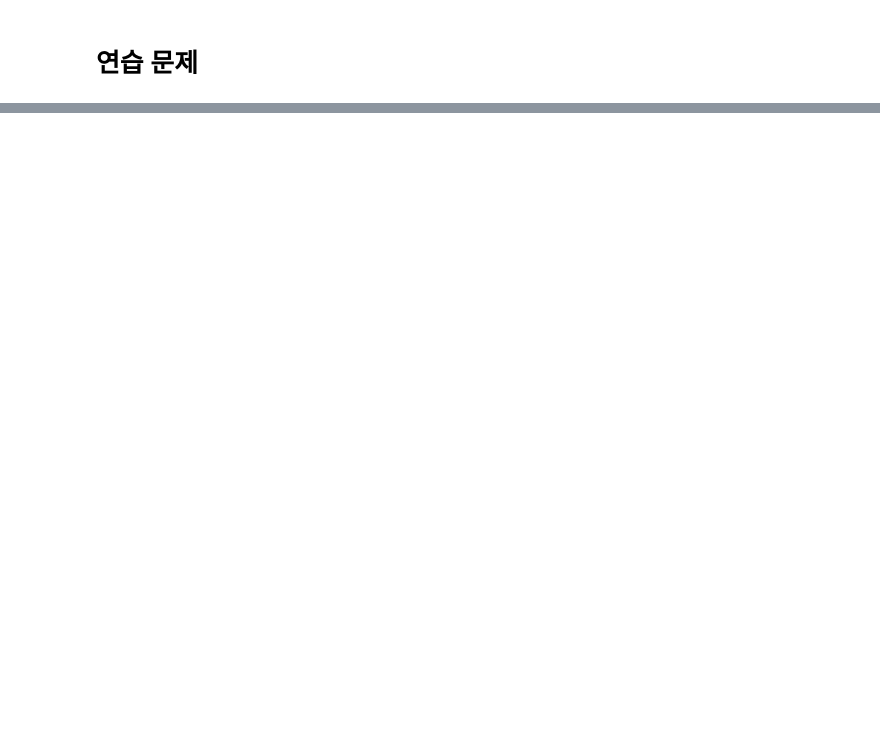
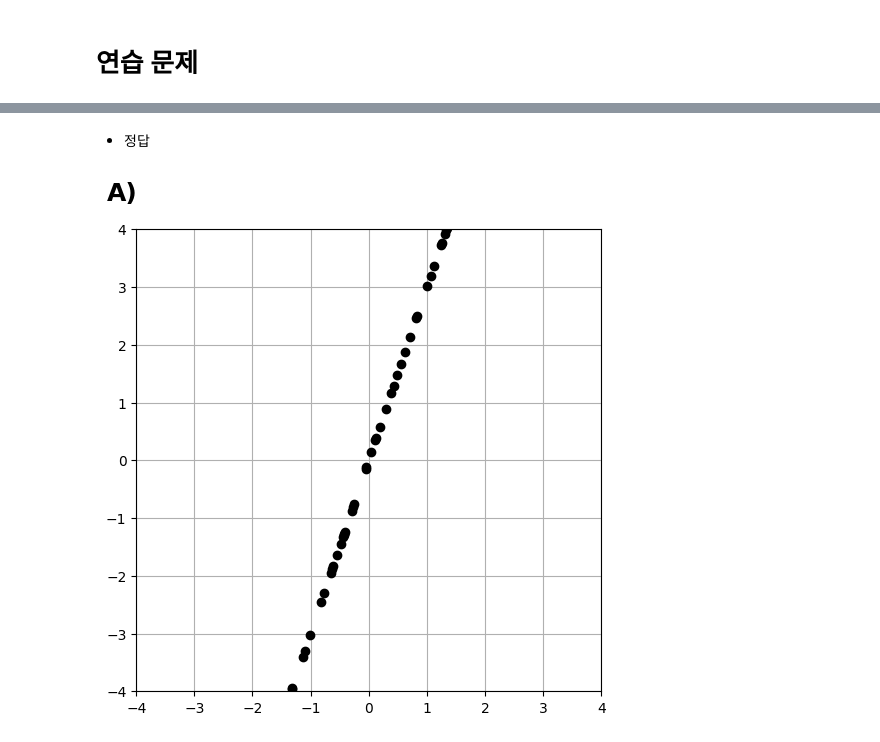
Before and after one commit to restful3/ds4th_study, a Jupyter notebook: source/개발자를_위한_실전_선형대수학/ch02_벡터_파트2_Song.ipynb, the cells around one changed output, grey strips where cells are left out. Saved outputs shown, nothing was run; the diff lists cells and outputs as text; code cells hidden in the pictures; blank space fills up the shorter version.

```diff
--- a/source/개발자를_위한_실전_선형대수학/ch02_벡터_파트2_Song.ipynb
+++ b/source/개발자를_위한_실전_선형대수학/ch02_벡터_파트2_Song.ipynb
@@ -123,0 +264,4 @@ array([ -7,  -4, -13])
+# %%
+for l, v in zip(scalars, vectors):
+    results += l*v
+results
@@ -123,0 +272,16 @@ array([ -7,  -4, -13])
+# %%
+## Note: Make sure you run the code earlier to create variables l1, l2, etc.
+
+# organized into lists
+scalars = [ l1,l2,l3 ]
+vectors = [ v1,v2,v3 ]
+
+# initialize the linear combination
+linCombo = np.zeros(len(v1))
+
+# implement linear weighted combination using zip()
+for s,v in zip(scalars,vectors):
+    linCombo += s*v
+
+# confirm it's the same answer as above
+linCombo
@@ -129 +325,35 @@ array([ -7,  -4, -13])
 <img src='./images/fig_02_07.png'>
+# %% [markdown]
+- 정답
+# %%
+import matplotlib.pyplot as plt
+
+# the vector set (just one vector)
+A  = np.array([ 1,3 ])
+
+# x-axis range
+xlim = [-4,4]
+
+# random scalars in that range
+scalars = np.random.uniform(low=xlim[0],high=xlim[1],size=100)
+
+
+# create a figure, etc
+plt.figure(figsize=(6,6))
+
+# loop over the random scalars
+for s in scalars:
+  # create point p
+  p = A*s
+  # plot it
+  plt.plot(p[0],p[1],'ko')
+
+
+plt.xlim(xlim)
+plt.ylim(xlim)
+plt.grid()
+plt.text(-4.5,4.5,'A)',fontweight='bold',fontsize=18)
+# plt.savefig('Figure_02_07a.png',dpi=300)
+plt.show()
+# %% [output]
+[figure, added]
```
Also changed, not shown: parts of 19 cells of this notebook.
